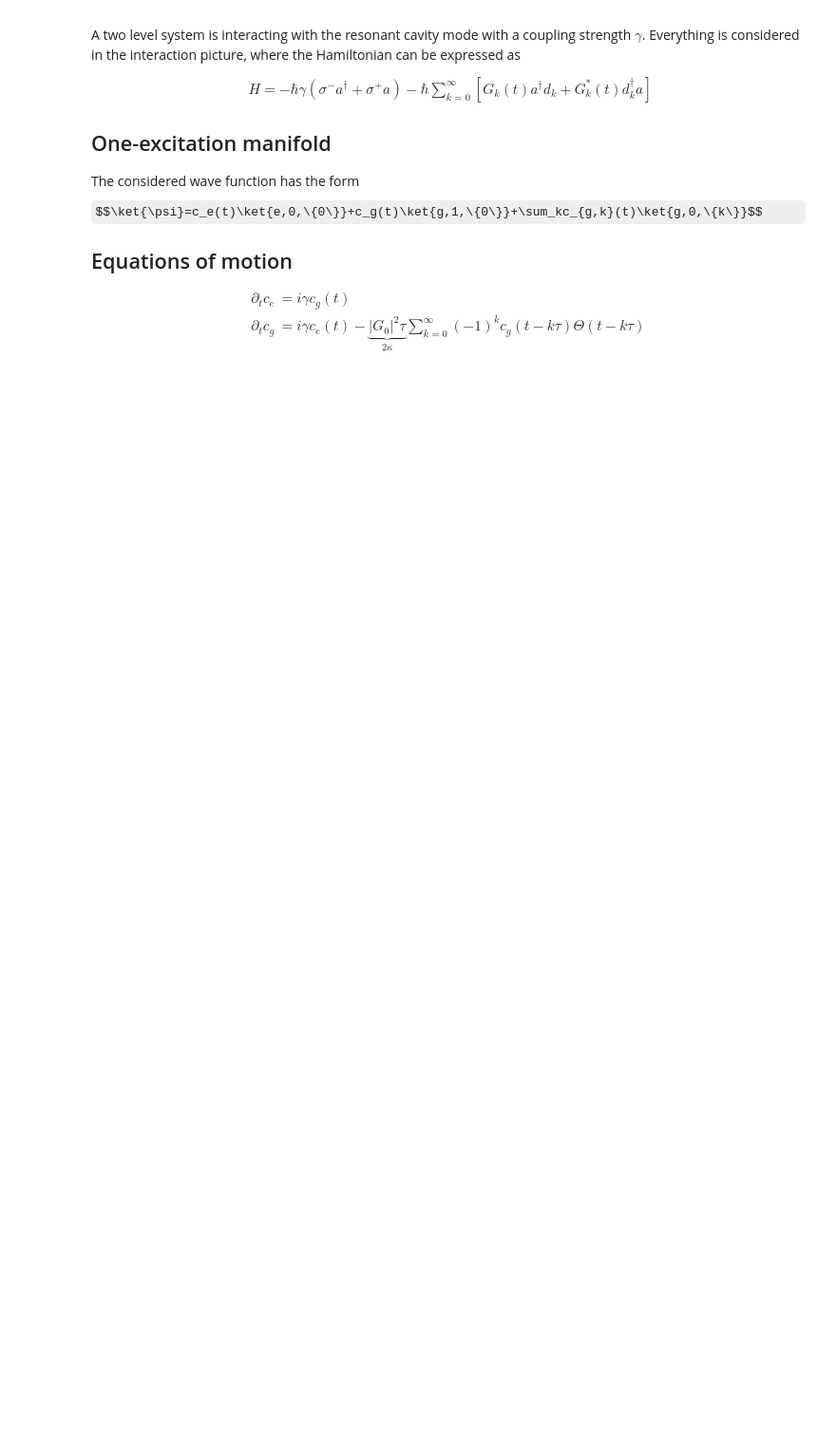
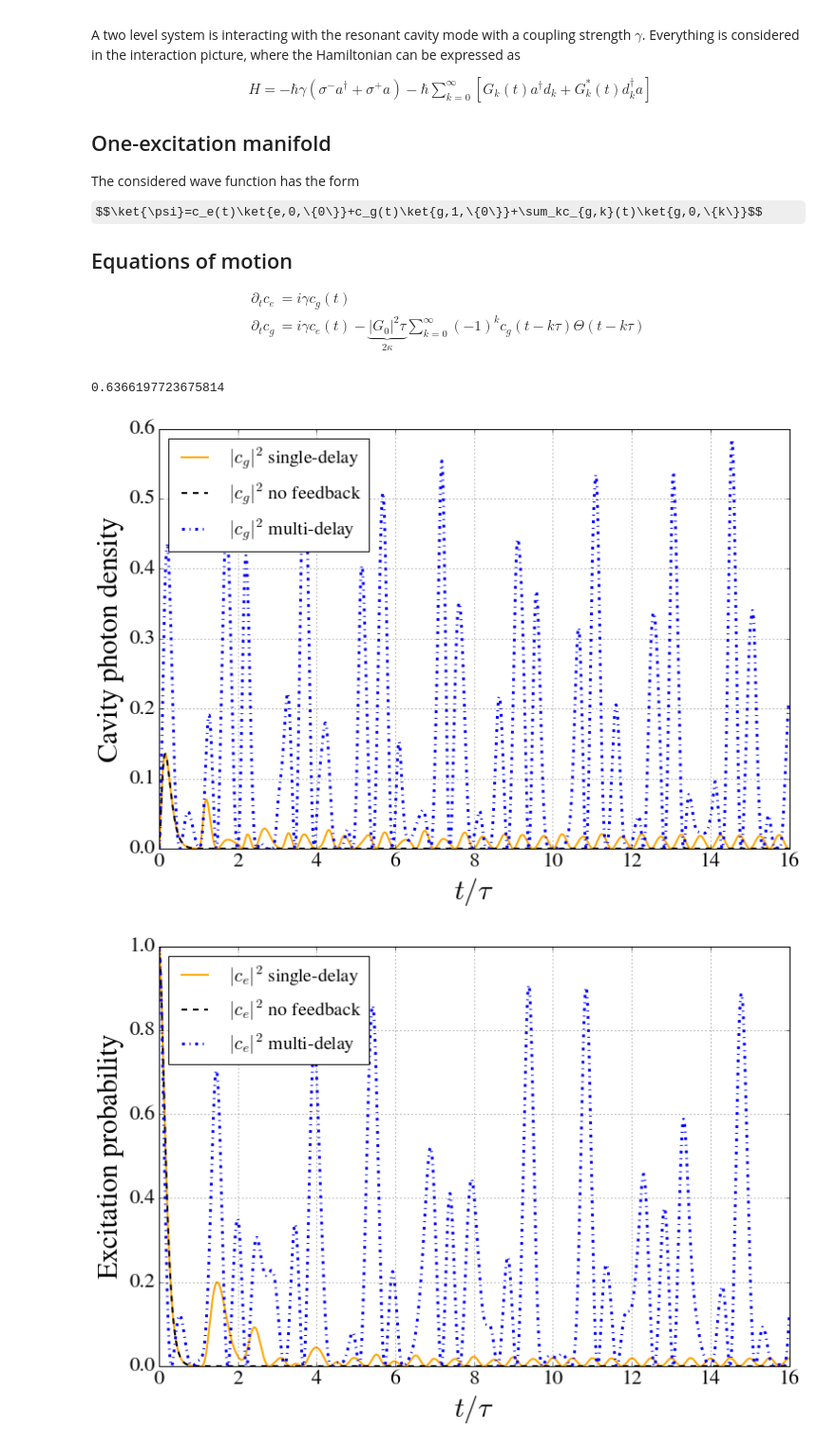
Before and after one commit to nemetniki/with-Andreas, a Jupyter notebook: CQED_standingwave.ipynb, the cells around one changed output. Shown: that part at 95% size. Saved outputs shown, nothing was run; the diff lists cells and outputs as text; code cells hidden in the pictures; some formulas as TeX source; blank space fills up the shorter version.

Commit message:
Fixed formula for multiple delay

```diff
--- a/CQED_standingwave.ipynb
+++ b/CQED_standingwave.ipynb
@@ -41,6 +41,10 @@ import numpy as np
 import pylab as pl
 import matplotlib.pyplot as plt
 from pydelay import dde23
+# %%
+1/(np.pi/2)
+# %% [output]
+0.6366197723675814
 # %%
 eqnsST1 = {
     'ce:c' : '(ii*gam)*cg',
@@ -54,18 +58,18 @@ eqnsSTnofb = {
 
 eqnsSTmany = {
     'ce:c' : '(ii*gam)*cg',
-    'cg:c' : '(ii*gam)*ce - 2*kap*(cg-cg(t-tau)*Heavi(t-tau)+cg(t-2*tau)*Heavi(t-2*tau)\
-    -cg(t-3*tau)*Heavi(t-3*tau)+cg(t-4*tau)*Heavi(t-4*tau)-cg(t-5*tau)*Heavi(t-5*tau)\
-    +cg(t-6*tau)*Heavi(t-6*tau)-cg(t-7*tau)*Heavi(t-7*tau)+cg(t-8*tau)*Heavi(t-8*tau)\
-    -cg(t-9*tau)*Heavi(t-9*tau)+cg(t-10*tau)*Heavi(t-10*tau)-cg(t-11*tau)*Heavi(t-11*tau)\
-    +cg(t-12*tau)*Heavi(t-12*tau)-cg(t-13*tau)*Heavi(t-13*tau)+cg(t-14*tau)*Heavi(t-14*tau)\
-    -cg(t-15*tau)*Heavi(t-15*tau))'
+    'cg:c' : '(ii*gam)*ce - 2*kap*0.6366197723675814*(0.5*cg+cg(t-tau)*Heavi(t-tau)+cg(t-2*tau)*Heavi(t-2*tau)\
+    +cg(t-3*tau)*Heavi(t-3*tau)+cg(t-4*tau)*Heavi(t-4*tau)+cg(t-5*tau)*Heavi(t-5*tau)\
+    +cg(t-6*tau)*Heavi(t-6*tau)+cg(t-7*tau)*Heavi(t-7*tau)+cg(t-8*tau)*Heavi(t-8*tau)\
+    +cg(t-9*tau)*Heavi(t-9*tau)+cg(t-10*tau)*Heavi(t-10*tau)+cg(t-11*tau)*Heavi(t-11*tau)\
+    +cg(t-12*tau)*Heavi(t-12*tau)+cg(t-13*tau)*Heavi(t-13*tau)+cg(t-14*tau)*Heavi(t-14*tau)\
+    +cg(t-15*tau)*Heavi(t-15*tau))'
     }
 
 paramsST = {
             'gam' : 1.,
             'kap' : 1.000000,
-            'tau' : 2.*pi
+            'tau' : 2*pi/1.
                         }
 
 mycode = """
@@ -95,43 +99,63 @@ ddeST1.run()
 ddeSTnofb.run()
 ddeSTmany.run()
 # %%
+%matplotlib inline
 import matplotlib as mpl
 mpl.rc('font',family='FreeSerif')
 mpl.rc('xtick',labelsize=22)
 mpl.rc('ytick',labelsize=22)
 
-sol1 = ddeST1.sample(0,3*paramsST['tau'],0.001)
+sol1 = ddeST1.sample(0,16*paramsST['tau'],0.001)
 tST1  = sol1['t']/paramsST['tau']
 ceST1 = sol1['ce']
 cgST1 = sol1['cg']
-solnofb = ddeSTnofb.sample(0,3*paramsST['tau'],0.001)
+solnofb = ddeSTnofb.sample(0,16*paramsST['tau'],0.001)
 tSTnofb  = solnofb['t']/paramsST['tau']
 ceSTnofb = solnofb['ce']
 cgSTnofb = solnofb['cg']
-solmany = ddeSTmany.sample(0,3*paramsST['tau'],0.001)
+solmany = ddeSTmany.sample(0,16*paramsST['tau'],0.001)
 tSTmany  = solmany['t']/paramsST['tau']
 ceSTmany = solmany['ce']
 cgSTmany = solmany['cg']
 
 fsfont = {'fontname':'FreeSerif'}
 plt.figure(1,figsize=(12,8))
 plt.clf()
 plt.plot(tST1,np.abs(cgST1)**2,linewidth=2.0,label='$|c_g|^2$ single-delay',color = 'orange')
 plt.hold(True)
 plt.plot(tSTnofb,np.abs(cgSTnofb)**2,linewidth=2.0,label='$|c_g|^2$ no feedback',color='k',ls='--')
 plt.plot(tSTmany,np.abs(cgSTmany)**2,linewidth=3.0,label='$|c_g|^2$ multi-delay',color='b',ls='-.')
 plt.xlabel('$t/\\tau$',fontsize=30.)
-plt.ylabel('Photon density',fontsize=30.)
+#plt.xlim(0,3)
+plt.xlim(0,16)
+plt.ylabel('Cavity photon density',fontsize=30.)
 plt.legend(loc='best',fontsize = 20)
 plt.grid(True)
 plt.figure(2,figsize=(12,8))
 plt.plot(tST1,np.abs(ceST1)**2,linewidth=2.0,label='$|c_e|^2$ single-delay',color = 'orange')
 plt.hold(True)
 plt.ylim(0,1)
 plt.plot(tSTnofb,np.abs(ceSTnofb)**2,linewidth=2.0,label='$|c_e|^2$ no feedback',color='k',ls='--')
 plt.plot(tSTmany,np.abs(ceSTmany)**2,linewidth=3.0,label='$|c_e|^2$ multi-delay',color='b',ls='-.')
 plt.xlabel('$t/\\tau$',fontsize=30.)
 plt.ylabel('Excitation probability',fontsize=30.)
 plt.legend(loc='best',fontsize = 20)
+#plt.xlim(0,3)
+plt.xlim(0,16)
+plt.grid(True)
+plt.figure(3,figsize=(12,8))
+plt.plot(tST1,1-(np.abs(ceST1)**2+np.abs(cgST1)**2),linewidth=2.0,label='$\sum_k|c_{g,k}|^2$ single-delay',color = 'orange')
+plt.hold(True)
+plt.ylim(0,1)
+plt.plot(tSTnofb,1-(np.abs(ceSTnofb)**2+np.abs(cgSTnofb)**2),linewidth=2.0,label='$\sum_k|c_{g,k}|^2$ no feedback',color='k',ls='--')
+plt.plot(tSTmany,1-(np.abs(ceSTmany)**2+np.abs(cgSTmany)**2),linewidth=3.0,label='$\sum_k|c_{g,k}|^2$ multi-delay',color='b',ls='-.')
+plt.xlabel('$t/\\tau$',fontsize=30.)
+plt.ylabel('Outer photon density',fontsize=30.)
+plt.legend(loc='best',fontsize = 20)
+plt.xlim(0,16)
+#plt.xlim(0,3)
 plt.grid(True)
 plt.show()
+# %% [output]
+[figure, added]
+[figure, added]
```
Also changed, not shown: parts of 1 cell of this notebook.
